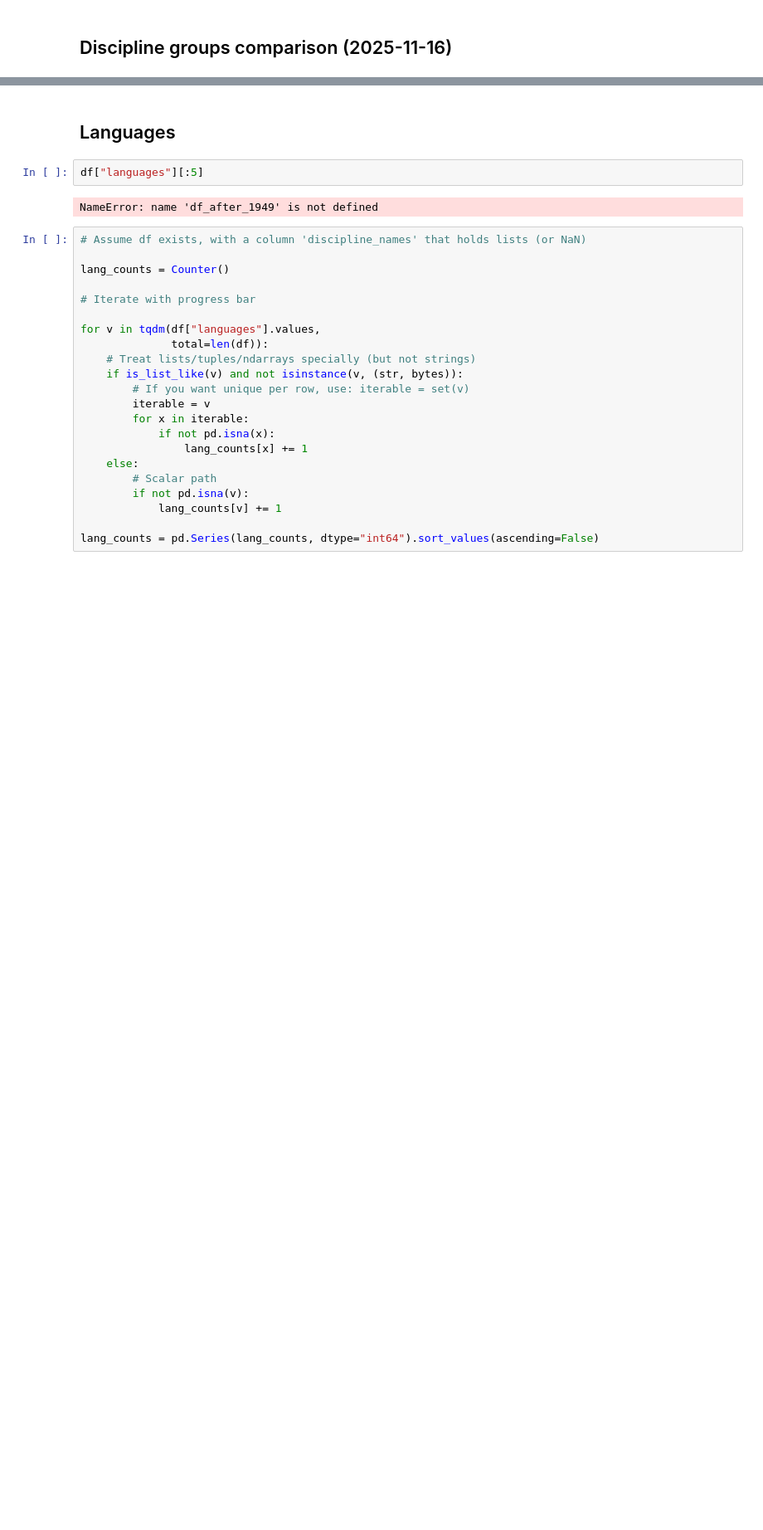
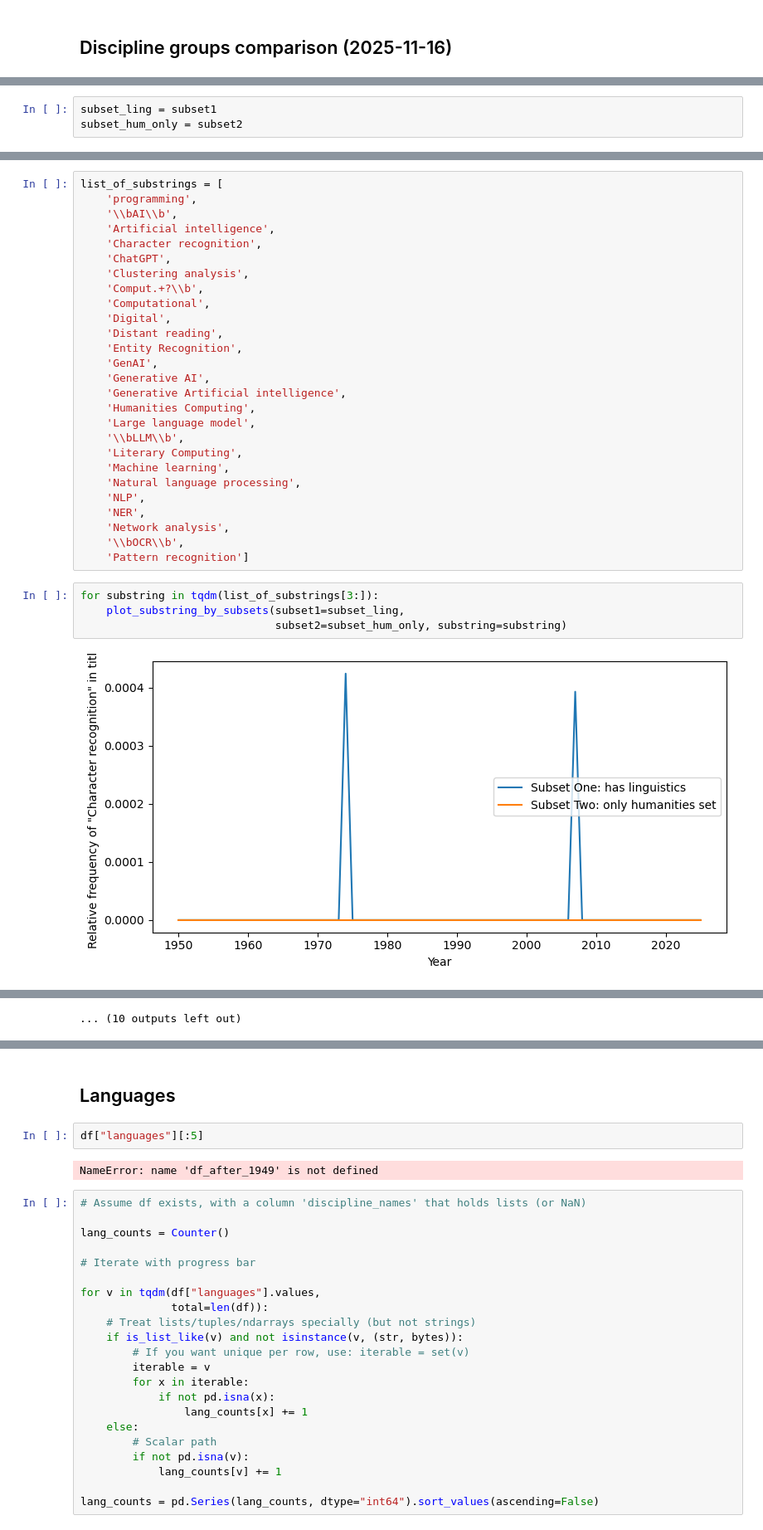
Before and after one commit to DanilSko/jstor_analysis_code, a Jupyter notebook: JSTOR database analyser.ipynb, the cells around one changed output, grey strips where cells are left out. Shown at 83% size. Drawn from its saved outputs; the diff is of its cells as text; blank space fills up the shorter version.

```diff
--- a/JSTOR database analyser.ipynb
+++ b/JSTOR database analyser.ipynb
@@ -307,0 +369,3 @@ discipline_counts.to_excel('disciplines_frequencies_post_1949.xlsx', header=Fals
+# %%
+subset_ling = subset1
+subset_hum_only = subset2
@@ -307,0 +392,33 @@ discipline_counts.to_excel('disciplines_frequencies_post_1949.xlsx', header=Fals
+# %%
+list_of_substrings = [
+    'programming',
+    '\\bAI\\b',
+    'Artificial intelligence',
+    'Character recognition',
+    'ChatGPT',
+    'Clustering analysis',
+    'Comput.+?\\b',
+    'Computational',
+    'Digital',
+    'Distant reading',
+    'Entity Recognition',
+    'GenAI',
+    'Generative AI',
+    'Generative Artificial intelligence',
+    'Humanities Computing',
+    'Large language model',
+    '\\bLLM\\b',
+    'Literary Computing',
+    'Machine learning',
+    'Natural language processing',
+    'NLP',
+    'NER',
+    'Network analysis',
+    '\\bOCR\\b',
+    'Pattern recognition']
+# %%
+for substring in tqdm(list_of_substrings[3:]):
+    plot_substring_by_subsets(subset1=subset_ling,
+                              subset2=subset_hum_only, substring=substring)
+# %% [output]
+[figure, added]
@@ -307,0 +436 @@ discipline_counts.to_excel('disciplines_frequencies_post_1949.xlsx', header=Fals
+... (10 outputs left out)
```
Also changed, not shown: parts of 15 cells of this notebook.
